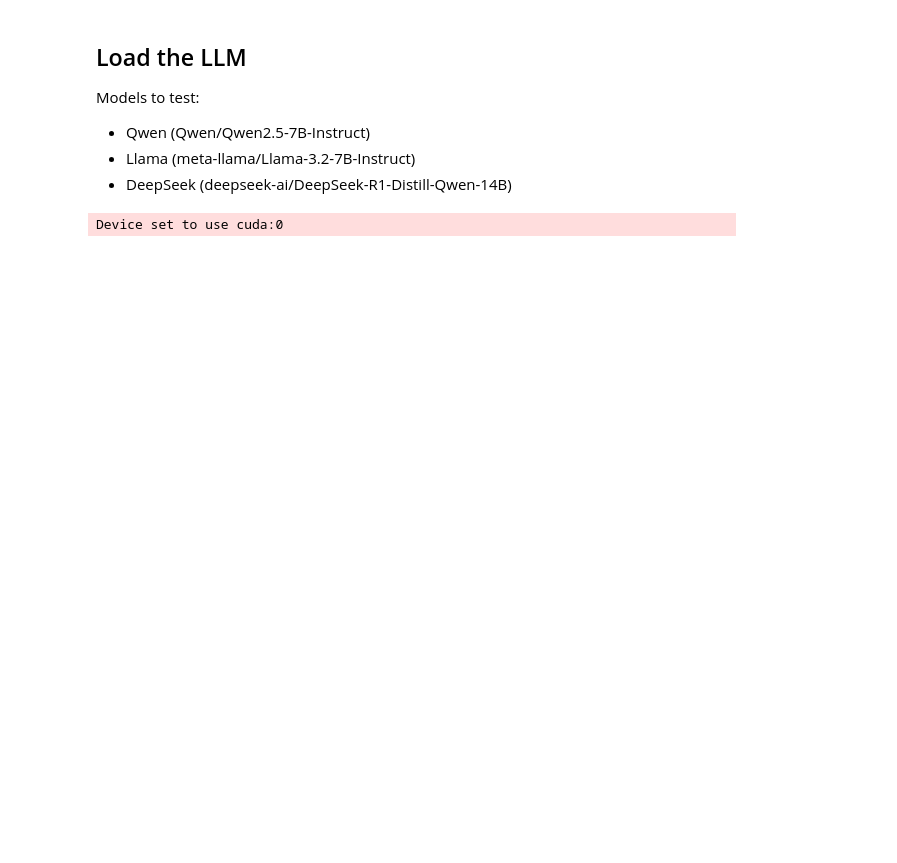
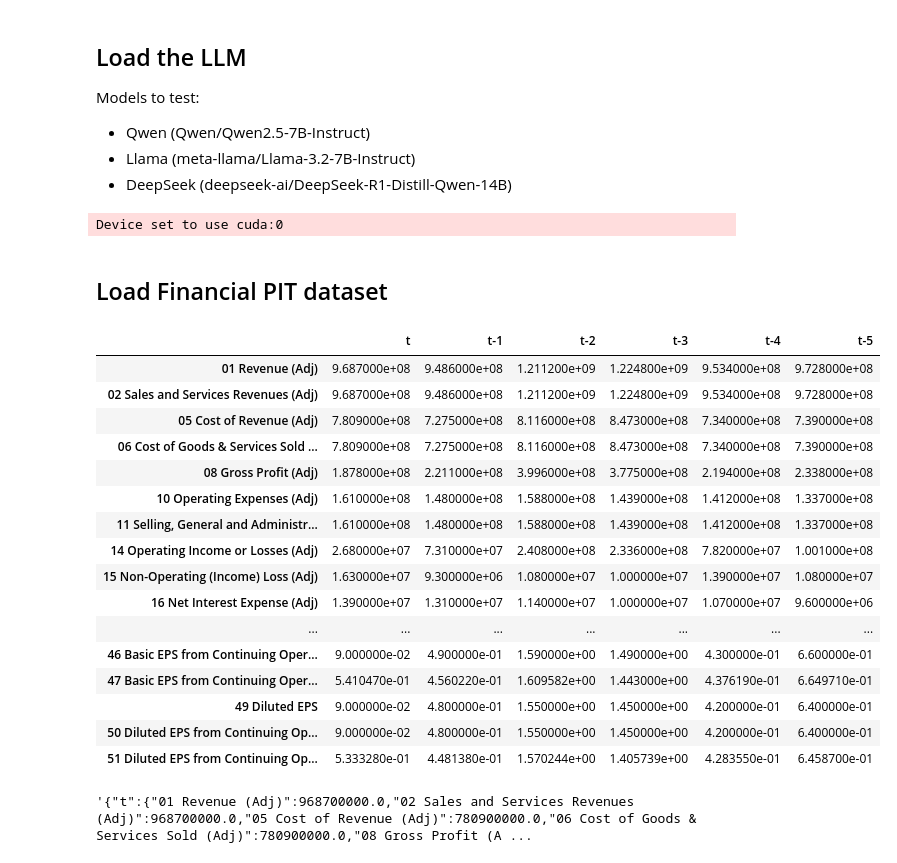
Before and after one commit to bmc-eng/LLMFinancialAnalyst, a Jupyter notebook: 03 - Backtest.ipynb, the cells around one changed output. Drawn from its saved outputs; the diff is of its cells as text; code cells hidden in the pictures; blank space fills up the shorter version.

Commit message:
created helper for company data

```diff
--- a/03 - Backtest.ipynb
+++ b/03 - Backtest.ipynb
@@ -80,2 +86,34 @@ else:
 # %% [output]
 Device set to use cuda:0
+# %% [markdown]
+## Load Financial PIT dataset
+# %%
+## Load from S3 using the helper file
+sec_helper = company_data.SecurityData('tmp/fs','data_quarterly_pit.json')
+all_data = sec_helper.get_all_data()
+# %%
+sec_helper = company_data.SecurityData('tmp/fs','data_quarterly_pit.json', all_data)
+# %%
+sec_helper.get_security_statement('2020-01-31','AON UN Equity','is')
+# %% [output]
+|  | t | t-1 | t-2 | t-3 | t-4 | t-5 |
+| 01 Revenue (Adj) | 9.687000e+08 | 9.486000e+08 | 1.211200e+09 | 1.224800e+09 | 9.534000e+08 | 9.728000e+08 |
+| 02 Sales and Services Revenues (Adj) | 9.687000e+08 | 9.486000e+08 | 1.211200e+09 | 1.224800e+09 | 9.534000e+08 | 9.728000e+08 |
+| 05 Cost of Revenue (Adj) | 7.809000e+08 | 7.275000e+08 | 8.116000e+08 | 8.473000e+08 | 7.340000e+08 | 7.390000e+08 |
+| 06 Cost of Goods & Services Sold ... | 7.809000e+08 | 7.275000e+08 | 8.116000e+08 | 8.473000e+08 | 7.340000e+08 | 7.390000e+08 |
+| 08 Gross Profit (Adj) | 1.878000e+08 | 2.211000e+08 | 3.996000e+08 | 3.775000e+08 | 2.194000e+08 | 2.338000e+08 |
+| 10 Operating Expenses (Adj) | 1.610000e+08 | 1.480000e+08 | 1.588000e+08 | 1.439000e+08 | 1.412000e+08 | 1.337000e+08 |
+| 11 Selling, General and Administr... | 1.610000e+08 | 1.480000e+08 | 1.588000e+08 | 1.439000e+08 | 1.412000e+08 | 1.337000e+08 |
+| 14 Operating Income or Losses (Adj) | 2.680000e+07 | 7.310000e+07 | 2.408000e+08 | 2.336000e+08 | 7.820000e+07 | 1.001000e+08 |
+| 15 Non-Operating (Income) Loss (Adj) | 1.630000e+07 | 9.300000e+06 | 1.080000e+07 | 1.000000e+07 | 1.390000e+07 | 1.080000e+07 |
+| 16 Net Interest Expense (Adj) | 1.390000e+07 | 1.310000e+07 | 1.140000e+07 | 1.000000e+07 | 1.070000e+07 | 9.600000e+06 |
+| ... | ... | ... | ... | ... | ... | ... |
+| 46 Basic EPS from Continuing Oper... | 9.000000e-02 | 4.900000e-01 | 1.590000e+00 | 1.490000e+00 | 4.300000e-01 | 6.600000e-01 |
+| 47 Basic EPS from Continuing Oper... | 5.410470e-01 | 4.560220e-01 | 1.609582e+00 | 1.443000e+00 | 4.376190e-01 | 6.649710e-01 |
+| 49 Diluted EPS | 9.000000e-02 | 4.800000e-01 | 1.550000e+00 | 1.450000e+00 | 4.200000e-01 | 6.400000e-01 |
+| 50 Diluted EPS from Continuing Op... | 9.000000e-02 | 4.800000e-01 | 1.550000e+00 | 1.450000e+00 | 4.200000e-01 | 6.400000e-01 |
+| 51 Diluted EPS from Continuing Op... | 5.333280e-01 | 4.481380e-01 | 1.570244e+00 | 1.405739e+00 | 4.283550e-01 | 6.458700e-01 |
+# %%
+sec_helper.      #'2020-01-31']['AON UN Equity']['is'])
+# %% [output]
+'{"t":{"01 Revenue (Adj)":968700000.0,"02 Sales and Services Revenues (Adj)":968700000.0,"05 Cost of Revenue (Adj)":780900000.0,"06 Cost of Goods & Services Sold (Adj)":780900000.0,"08 Gross Profit (A ...
```
Also changed, not shown: parts of 3 cells of this notebook, 1 other file.
